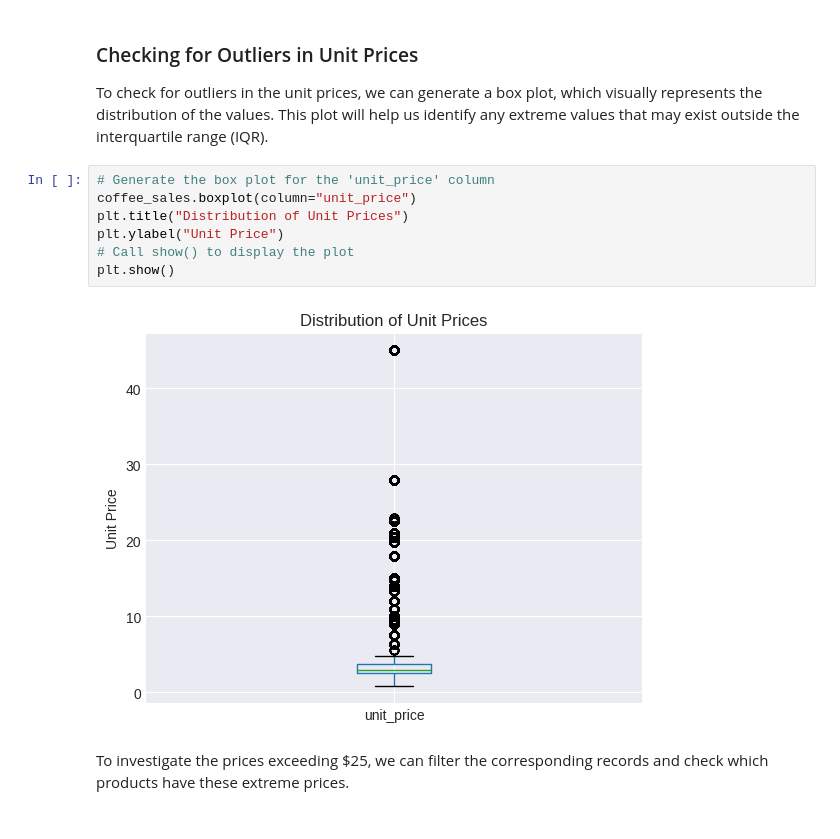
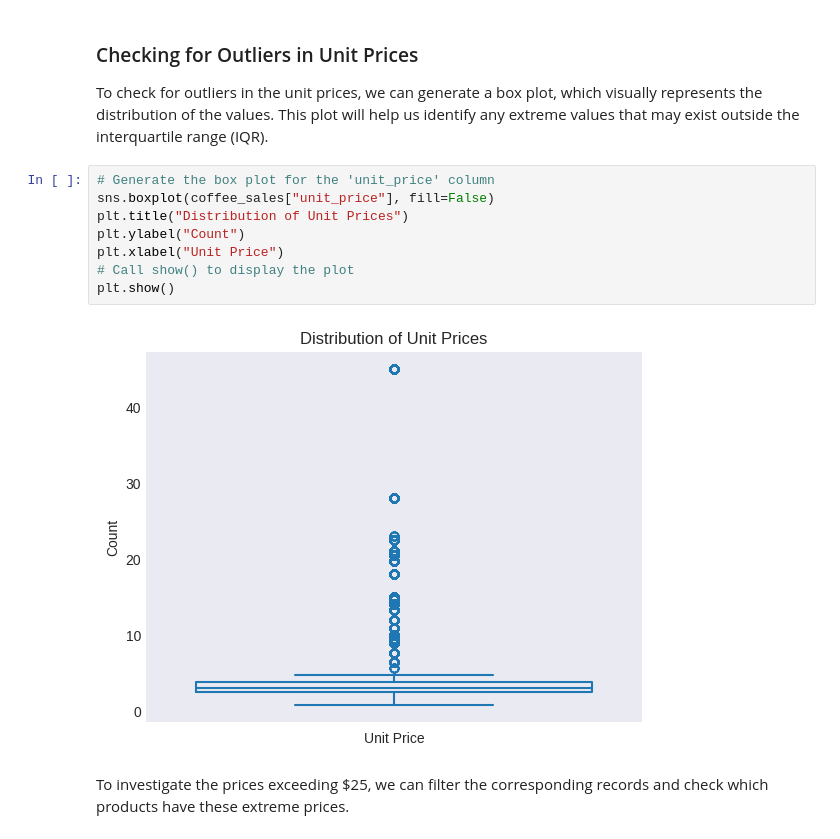
Before and after one commit to eddieisoffline/Portfolio-Data-Science, a Jupyter notebook: cafe/notebook/notebook.ipynb, the cells around one changed output. Drawn from its saved outputs; the diff is of its cells as text.

```diff
--- a/cafe/notebook/notebook.ipynb
+++ b/cafe/notebook/notebook.ipynb
@@ -181,13 +183,14 @@ Since the number of unique values remained the same before and after normalizati
 To check for outliers in the unit prices, we can generate a box plot, which visually represents the distribution of the values. This plot will help us identify any extreme values that may exist outside the interquartile range (IQR).
 # %%
 # Generate the box plot for the 'unit_price' column
-coffee_sales.boxplot(column="unit_price")
+sns.boxplot(coffee_sales["unit_price"], fill=False)
 plt.title("Distribution of Unit Prices")
-plt.ylabel("Unit Price")
+plt.ylabel("Count")
+plt.xlabel("Unit Price")
 # Call show() to display the plot
 plt.show()
 # %% [output]
-[figure, old version]
+[figure, new version]
 # %% [markdown]
 To investigate the prices exceeding $25, we can filter the corresponding records and check which products have these extreme prices.
 # %%
```
Also changed, not shown: parts of 17 cells of this notebook.
